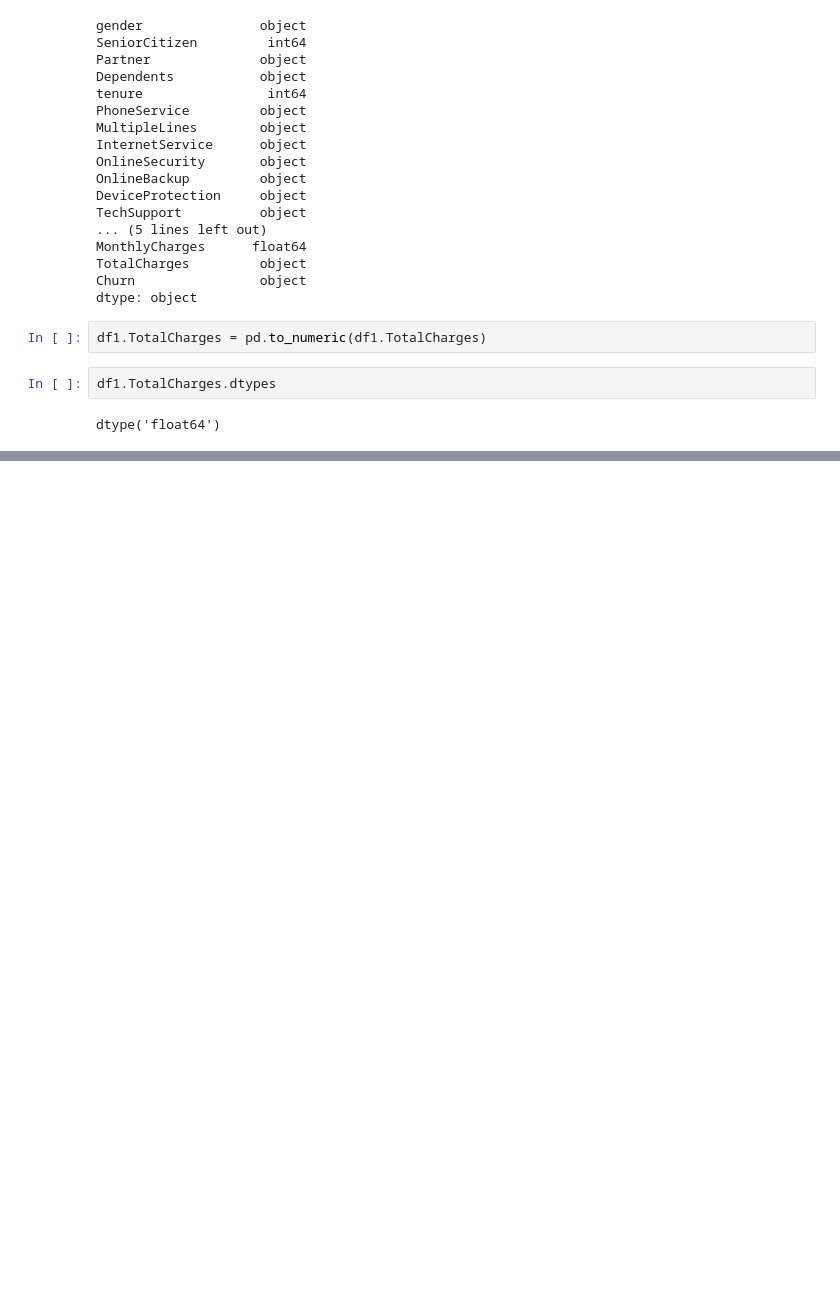
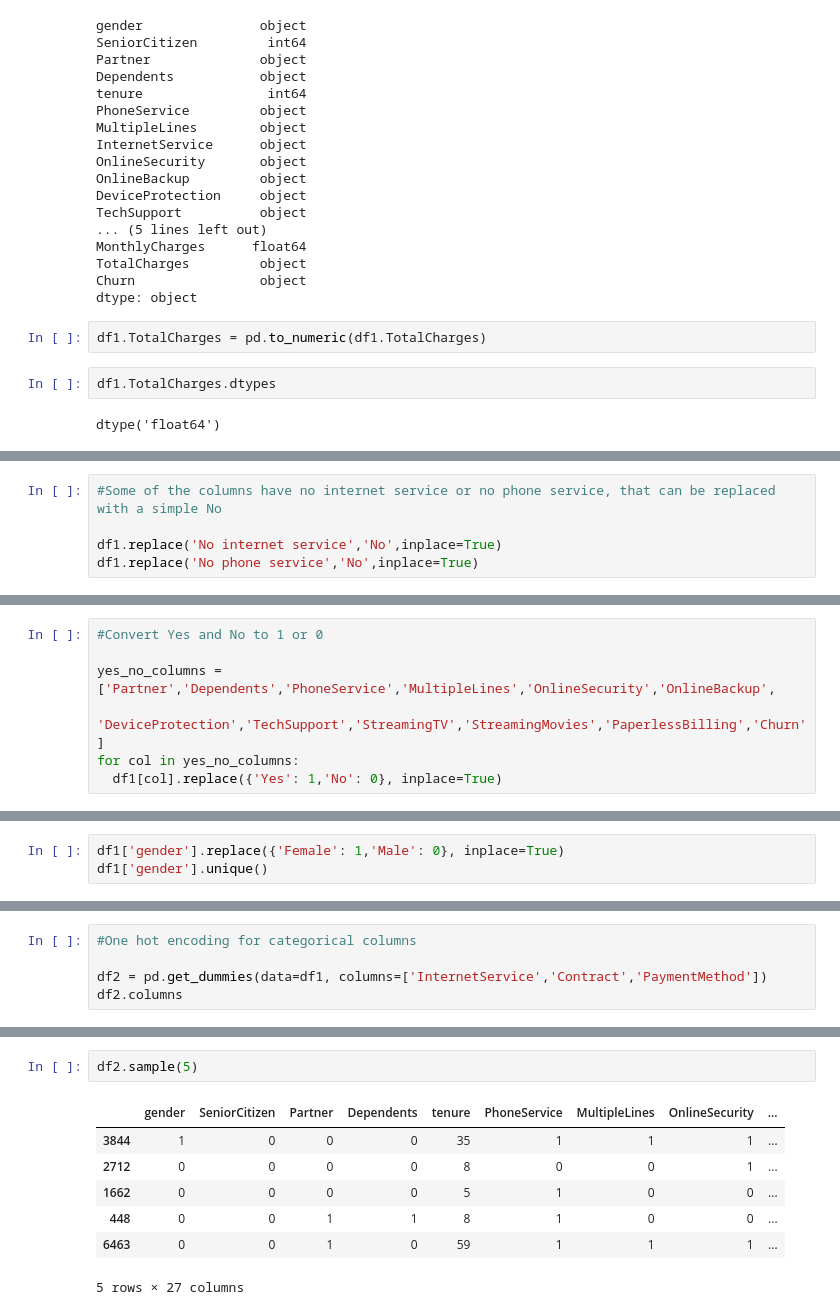
Before and after one commit to sheikh-arafat/Customer-Churn-Prediction-Using-ANN, a Jupyter notebook: Customer_churn_prediction_using_ANN.ipynb, the cells around one changed output, grey strips where cells are left out. Cells and saved outputs as stored; diff of their text form; blank space fills up the shorter version.

```diff
--- a/Customer_churn_prediction_using_ANN.ipynb
+++ b/Customer_churn_prediction_using_ANN.ipynb
@@ -124,0 +173,5 @@ plt.legend()
+# %%
+#Some of the columns have no internet service or no phone service, that can be replaced with a simple No
+
+df1.replace('No internet service','No',inplace=True)
+df1.replace('No phone service','No',inplace=True)
@@ -124,0 +198,7 @@ plt.legend()
+# %%
+#Convert Yes and No to 1 or 0
+
+yes_no_columns = ['Partner','Dependents','PhoneService','MultipleLines','OnlineSecurity','OnlineBackup',
+                  'DeviceProtection','TechSupport','StreamingTV','StreamingMovies','PaperlessBilling','Churn']
+for col in yes_no_columns:
+  df1[col].replace({'Yes': 1,'No': 0}, inplace=True)
@@ -124,0 +226,3 @@ plt.legend()
+# %%
+df1['gender'].replace({'Female': 1,'Male': 0}, inplace=True)
+df1['gender'].unique()
@@ -124,0 +231,5 @@ plt.legend()
+# %%
+#One hot encoding for categorical columns
+
+df2 = pd.get_dummies(data=df1, columns=['InternetService','Contract','PaymentMethod'])
+df2.columns
@@ -124,0 +247,10 @@ plt.legend()
+# %%
+df2.sample(5)
+# %% [output]
+|  | gender | SeniorCitizen | Partner | Dependents | tenure | PhoneService | MultipleLines | OnlineSecurity | ... |
+| 3844 | 1 | 0 | 0 | 0 | 35 | 1 | 1 | 1 | ... |
+| 2712 | 0 | 0 | 0 | 0 | 8 | 0 | 0 | 1 | ... |
+| 1662 | 0 | 0 | 0 | 0 | 5 | 1 | 0 | 0 | ... |
+| 448 | 0 | 0 | 1 | 1 | 8 | 1 | 0 | 0 | ... |
+| 6463 | 0 | 0 | 1 | 0 | 59 | 1 | 1 | 1 | ... |
+5 rows × 27 columns
```
Also changed, not shown: parts of 14 cells of this notebook.
